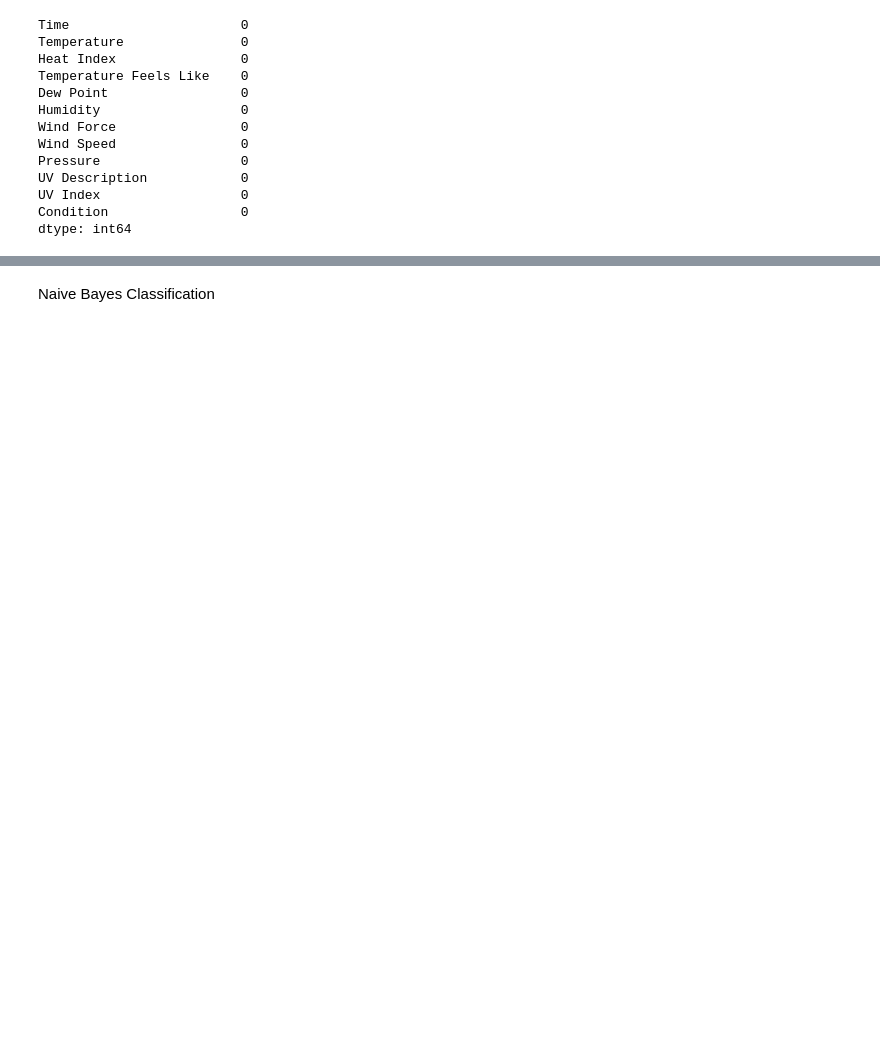
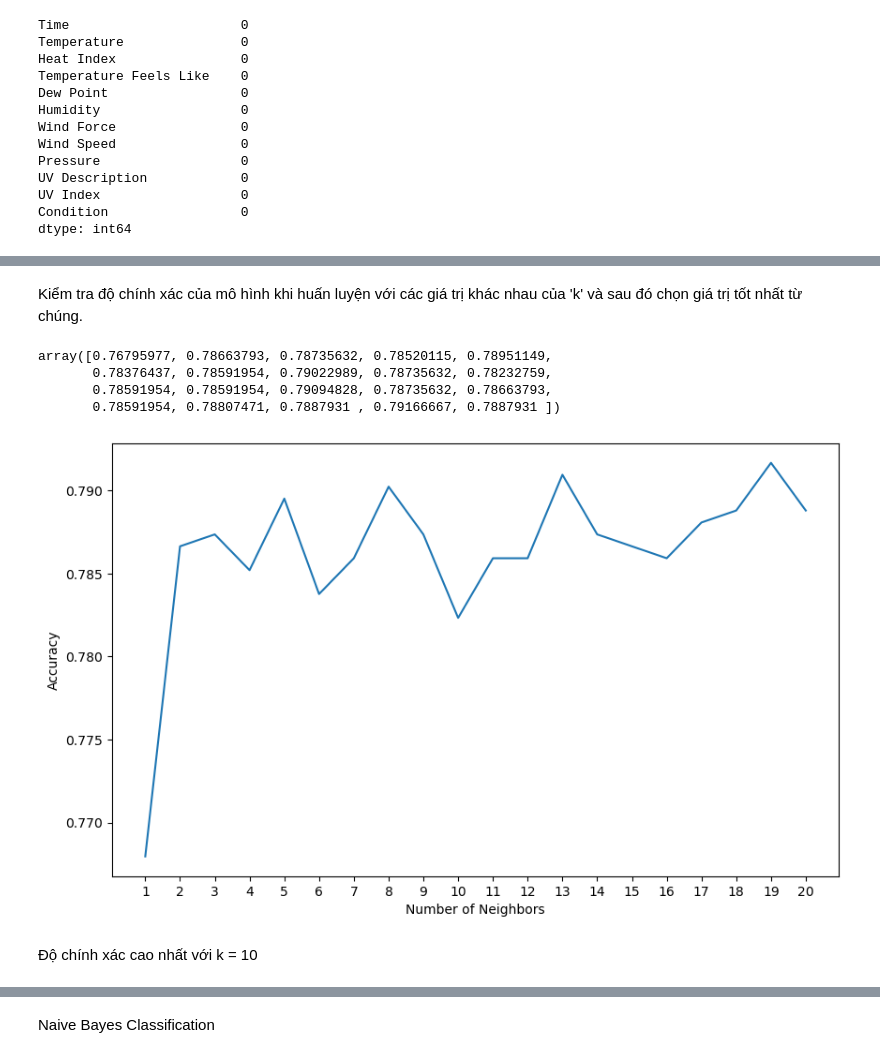
Before and after one commit to duongtanton/NP-KHDL-Gr9, a Jupyter notebook: Data-Modeling.ipynb, the cells around one changed output, grey strips where cells are left out. Saved outputs shown, nothing was run; the diff lists cells and outputs as text; code cells hidden in the pictures; blank space fills up the shorter version.

```diff
--- a/Data-Modeling.ipynb
+++ b/Data-Modeling.ipynb
@@ -149,0 +138,11 @@ print(predicted)
+# %%
+X = df_copy[['Time', 'Temperature', 'Heat Index', 'Temperature Feels Like', 'Dew Point', 'Humidity', 'Wind Force', 'Wind Speed', 'Pressure', 'UV Index']]
+y = df_copy['Condition']
+# %%
+# Tách dataset thành tập huấn luyện (training set), tập kiểm định (validation set) và tập kiểm tra (test set)
+from sklearn.model_selection import train_test_split
+X_train, X_test, y_train, y_test = train_test_split(X, y, train_size=0.8)
+X_train, X_valid, y_train, y_valid = train_test_split(X_train, y_train, train_size=0.9)
+print('Training set shape: ', X_train.shape, y_train.shape)
+print('Validation set shape: ', X_valid.shape, y_valid.shape)
+print('Testing set shape: ', X_test.shape, y_test.shape)
@@ -149,0 +158,3 @@ print(predicted)
+# %%
+from sklearn.neighbors import KNeighborsClassifier
+knn = KNeighborsClassifier()
@@ -149,0 +163,28 @@ print(predicted)
+# %% [markdown]
+Kiểm tra độ chính xác của mô hình khi huấn luyện với các giá trị khác nhau của 'k' và sau đó chọn giá trị tốt nhất từ chúng.
+# %%
+# Tính độ chính xác của mô hình với các giá trị 'k' khác nhau
+mean_acc = np.zeros(20)
+for i in range(1, 21):
+    # Huấn luyện mô hình và dự đoán
+    knn = KNeighborsClassifier(n_neighbors = i).fit(X_train, y_train)
+    yhat = knn.predict(X_valid)
+    mean_acc[i-1] = metrics.accuracy_score(y_valid, yhat)
+
+mean_acc
+# %% [output]
+array([0.76795977, 0.78663793, 0.78735632, 0.78520115, 0.78951149,
+       0.78376437, 0.78591954, 0.79022989, 0.78735632, 0.78232759,
+       0.78591954, 0.78591954, 0.79094828, 0.78735632, 0.78663793,
+       0.78591954, 0.78807471, 0.7887931 , 0.79166667, 0.7887931 ])
+# %%
+plt.figure(figsize = (10, 6))
+plt.plot(range(1, 21), mean_acc)
+plt.xticks(np.arange(1, 21, step=1.0))
+plt.xlabel('Number of Neighbors')
+plt.ylabel('Accuracy')
+plt.show()
+# %% [output]
+[figure, added]
+# %% [markdown]
+Độ chính xác cao nhất với k = 10
```
Also changed, not shown: parts of 48 cells of this notebook.
